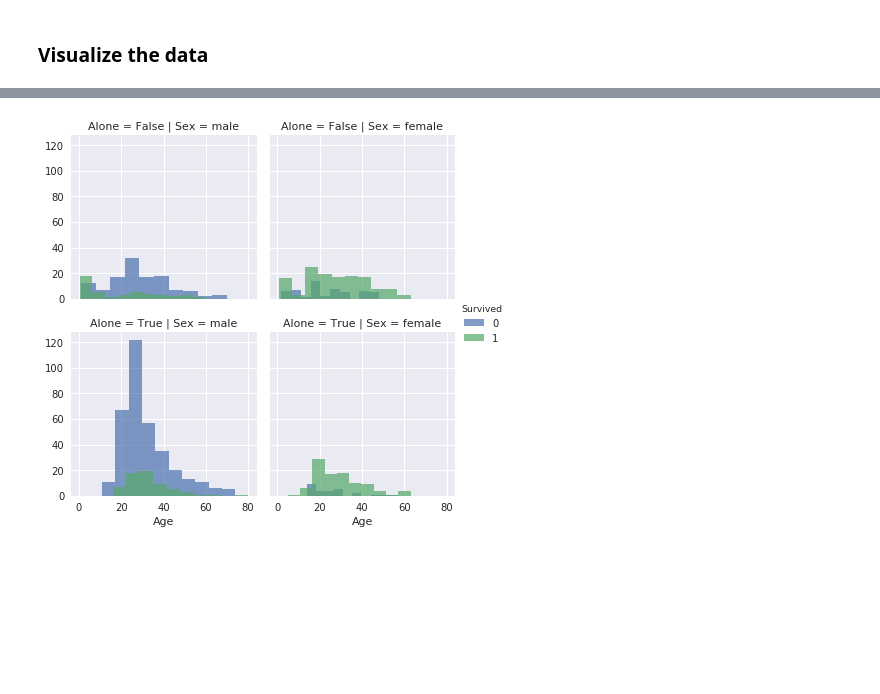
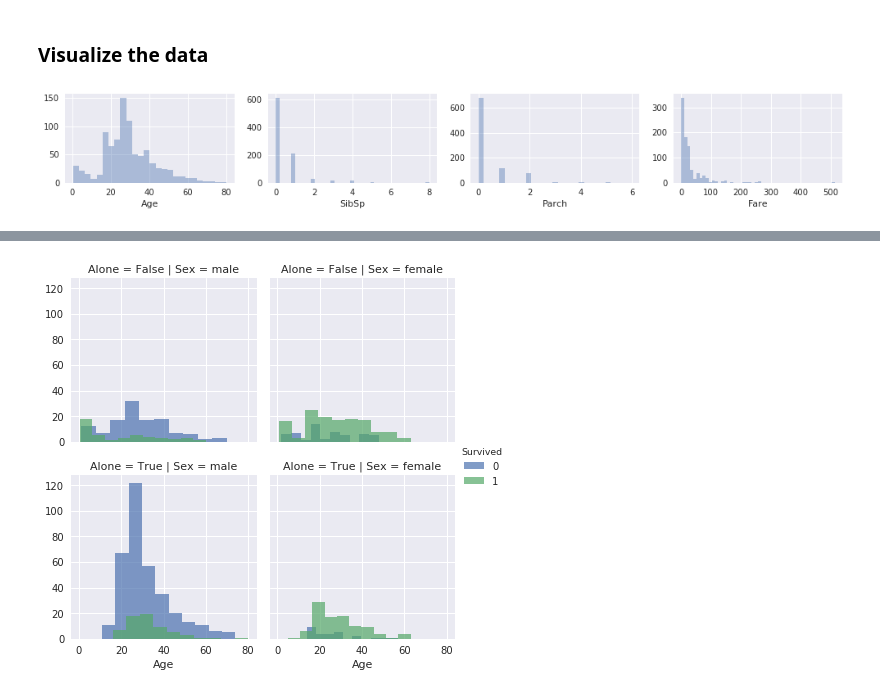
Before and after one commit to angelmtenor/data-science-keras, a Jupyter notebook: titanic.ipynb, the cells around one changed output, grey strips where cells are left out. Saved outputs shown, nothing was run; the diff lists cells and outputs as text; code cells hidden in the pictures; blank space fills up the shorter version.

Commit message:
feat: Add new plots for numerical  features

```diff
--- a/titanic.ipynb
+++ b/titanic.ipynb
@@ -159,3 +159,8 @@ for idx, f in enumerate(df[categorical]):
 df = df.fillna(df.median())
 # %% [markdown]
 ### Visualize the data
+# %%
+helper.show_numerical(df, numerical, kde=False)
+#helper.show_numerical(df_3sigma, numerical, kde=False)
+# %% [output]
+[figure, added]
```
Also changed, not shown: parts of 7 cells of this notebook, 2 other files.
